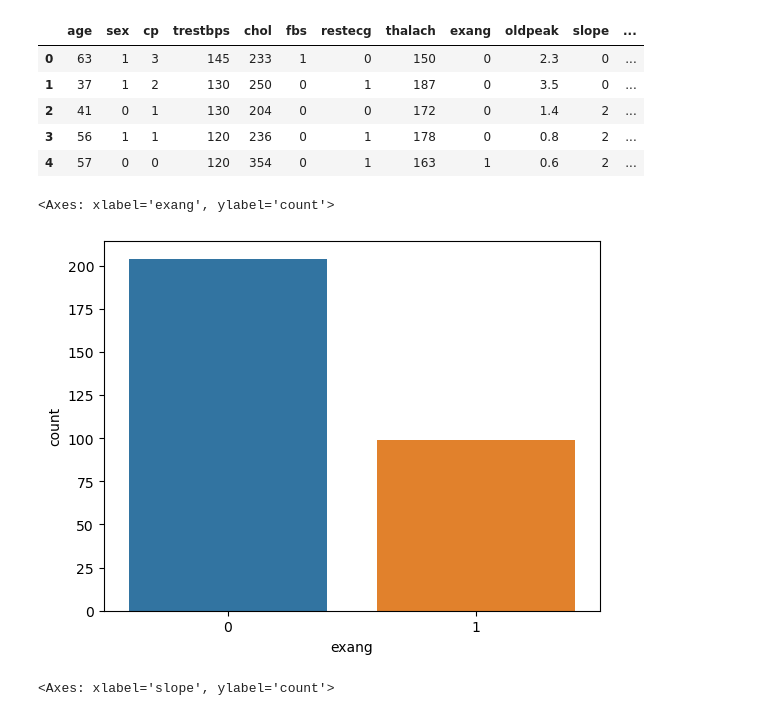
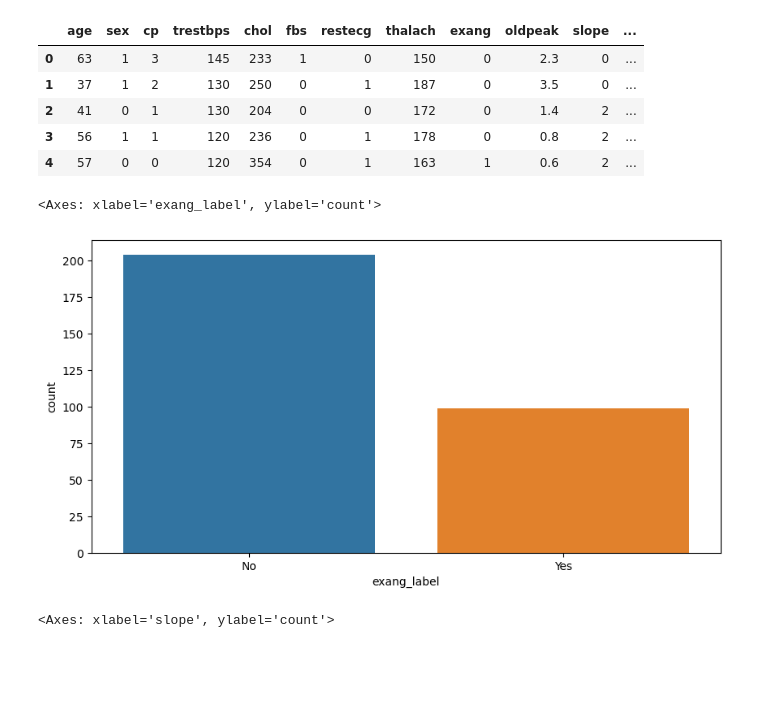
Before and after one commit to padmachocka/HeartAttack_Prediction-Analysis, a Jupyter notebook: HeartAttack_prediction.ipynb, the cells around one changed output. Saved outputs shown, nothing was run; the diff lists cells and outputs as text; code cells hidden in the pictures; blank space fills up the shorter version.

```diff
--- a/HeartAttack_prediction.ipynb
+++ b/HeartAttack_prediction.ipynb
@@ -154,11 +166,13 @@ data.head()
 | 2 | 41 | 0 | 1 | 130 | 204 | 0 | 0 | 172 | 0 | 1.4 | 2 | ... |
 | 3 | 56 | 1 | 1 | 120 | 236 | 0 | 1 | 178 | 0 | 0.8 | 2 | ... |
 | 4 | 57 | 0 | 0 | 120 | 354 | 0 | 1 | 163 | 1 | 0.6 | 2 | ... |
-# %%
-sns.countplot(data, x = "exang")
-# %% [output]
-<Axes: xlabel='exang', ylabel='count'>
-[figure, removed]
+# %%
+plt.figure(figsize = (10,5))
+data['exang_label'] = data['exang'].map({0: 'No', 1: 'Yes'})
+sns.countplot(data, x = "exang_label")
+# %% [output]
+<Axes: xlabel='exang_label', ylabel='count'>
+[figure, added]
 # %%
 sns.countplot(data, x = "slope")
 # %% [output]
```
Also changed, not shown: parts of 52 cells of this notebook, 2 other files.
